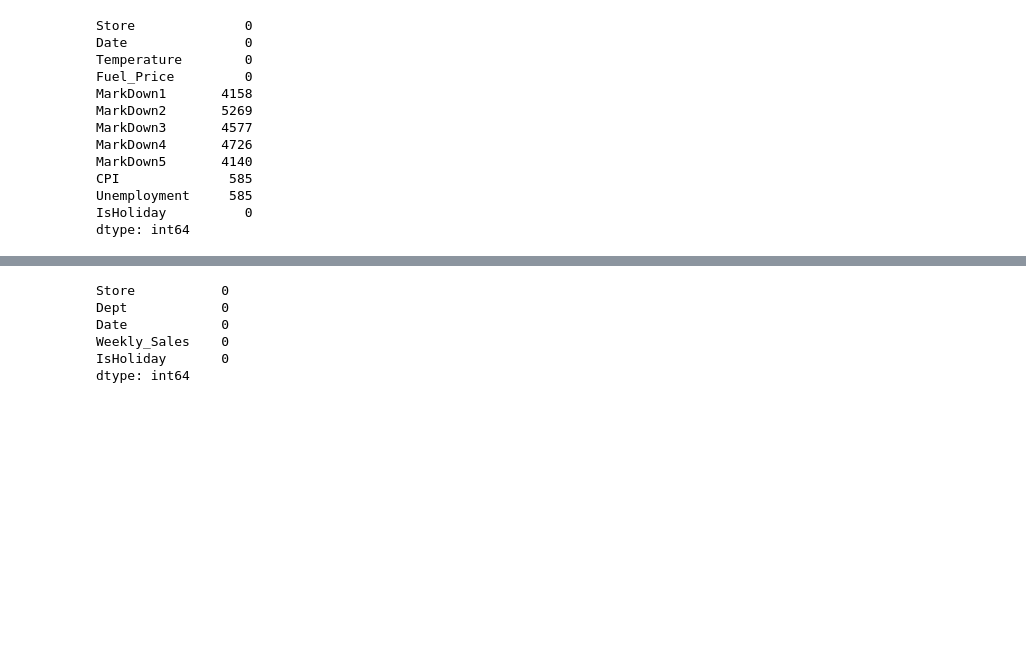
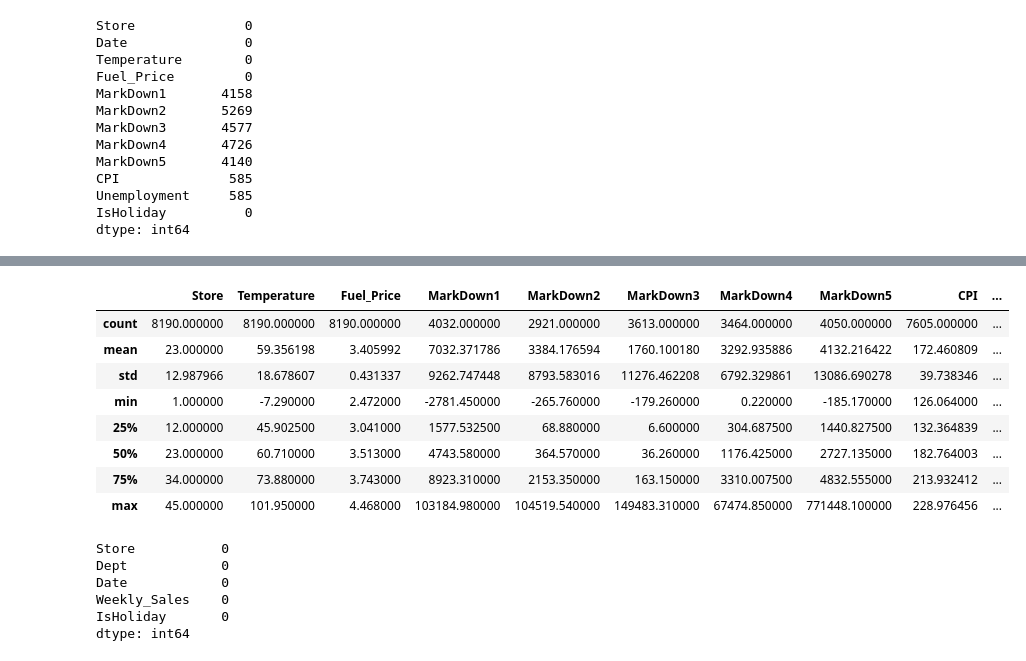
Before and after one commit to hayatu4islam/Prediction-of-Store-Sales, a Jupyter notebook: Sales_Forecast.ipynb, the cells around one changed output, grey strips where cells are left out. Cells and saved outputs as stored; diff of their text form; code cells hidden in the pictures; blank space fills up the shorter version.

```diff
--- a/Sales_Forecast.ipynb
+++ b/Sales_Forecast.ipynb
@@ -84 +166,13 @@ dtype: int64
+# %%
+df_features.describe()
+# %% [output]
+|  | Store | Temperature | Fuel_Price | MarkDown1 | MarkDown2 | MarkDown3 | MarkDown4 | MarkDown5 | CPI | ... |
+| count | 8190.000000 | 8190.000000 | 8190.000000 | 4032.000000 | 2921.000000 | 3613.000000 | 3464.000000 | 4050.000000 | 7605.000000 | ... |
+| mean | 23.000000 | 59.356198 | 3.405992 | 7032.371786 | 3384.176594 | 1760.100180 | 3292.935886 | 4132.216422 | 172.460809 | ... |
+| std | 12.987966 | 18.678607 | 0.431337 | 9262.747448 | 8793.583016 | 11276.462208 | 6792.329861 | 13086.690278 | 39.738346 | ... |
+| min | 1.000000 | -7.290000 | 2.472000 | -2781.450000 | -265.760000 | -179.260000 | 0.220000 | -185.170000 | 126.064000 | ... |
+| 25% | 12.000000 | 45.902500 | 3.041000 | 1577.532500 | 68.880000 | 6.600000 | 304.687500 | 1440.827500 | 132.364839 | ... |
+| 50% | 23.000000 | 60.710000 | 3.513000 | 4743.580000 | 364.570000 | 36.260000 | 1176.425000 | 2727.135000 | 182.764003 | ... |
+| 75% | 34.000000 | 73.880000 | 3.743000 | 8923.310000 | 2153.350000 | 163.150000 | 3310.007500 | 4832.555000 | 213.932412 | ... |
+| max | 45.000000 | 101.950000 | 4.468000 | 103184.980000 | 104519.540000 | 149483.310000 | 67474.850000 | 771448.100000 | 228.976456 | ... |
 # %%
```
Also changed, not shown: parts of 12 cells of this notebook.
